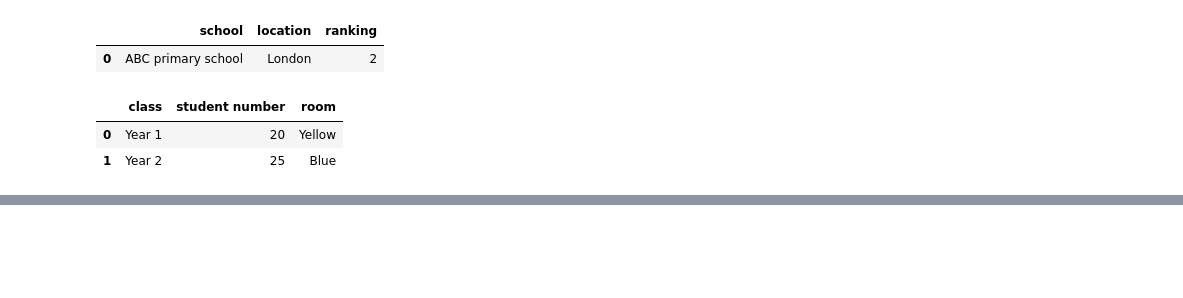
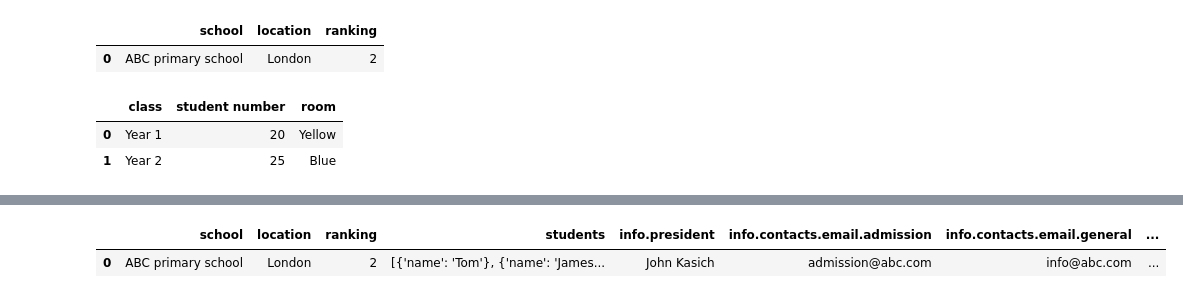
Before and after one commit to erikgqp8645/-Pandas-, a Jupyter notebook: 其他杂项文件/读取结构化数据.ipynb, the cells around one changed output, grey strips where cells are left out. Cells and saved outputs as stored; diff of their text form; code cells hidden in the pictures; blank space fills up the shorter version.

```diff
--- a/其他杂项文件/读取结构化数据.ipynb
+++ b/其他杂项文件/读取结构化数据.ipynb
@@ -120,0 +165,26 @@ df
+# %%
+# 解析一个带有嵌套列表的json
+json_obj = {
+    'school': 'ABC primary school',
+    'location': 'London',
+    'ranking': 2,
+    'info': {
+        'president': 'John Kasich',
+        'contacts': {
+            'email': {
+                'admission': 'admission@abc.com',
+                'general': 'info@abc.com'
+            },
+            'tel': '123456789',
+        }
+    },
+    'students': [
+        {'name': 'Tom'},
+        {'name': 'James'},
+        {'name': 'Jacqueline'}
+    ],
+}
+pd.json_normalize(json_obj)
+# %% [output]
+|  | school | location | ranking | students | info.president | info.contacts.email.admission | info.contacts.email.general | ... |
+| 0 | ABC primary school | London | 2 | [{'name': 'Tom'}, {'name': 'James... | John Kasich | admission@abc.com | info@abc.com | ... |
```
Also changed, not shown: parts of 9 cells of this notebook.
